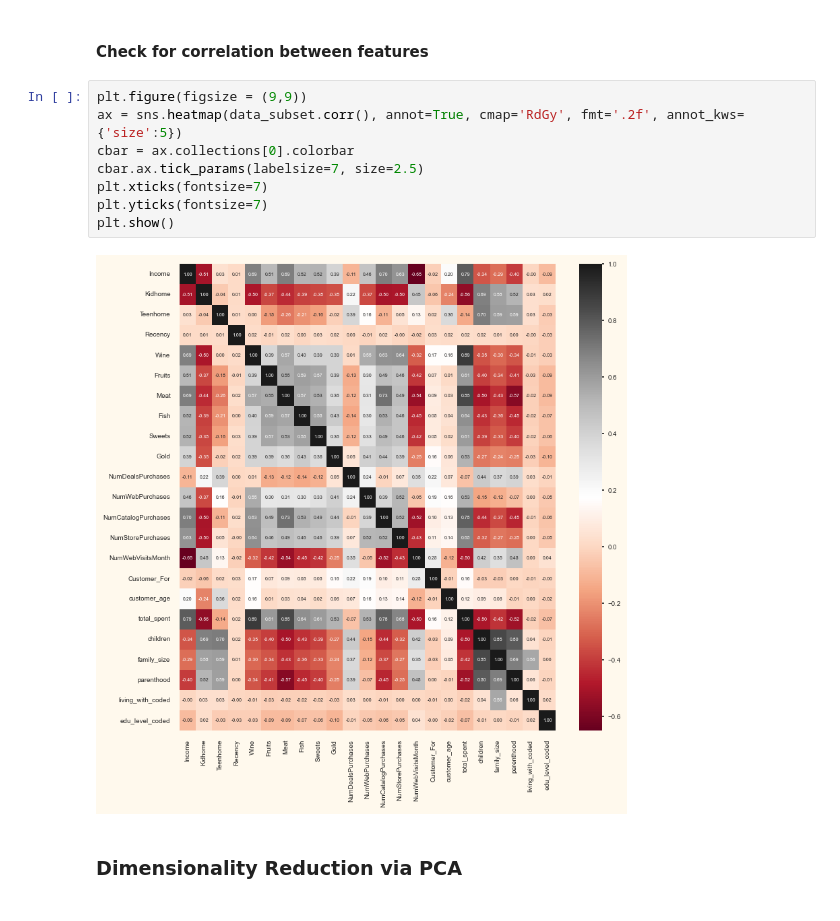
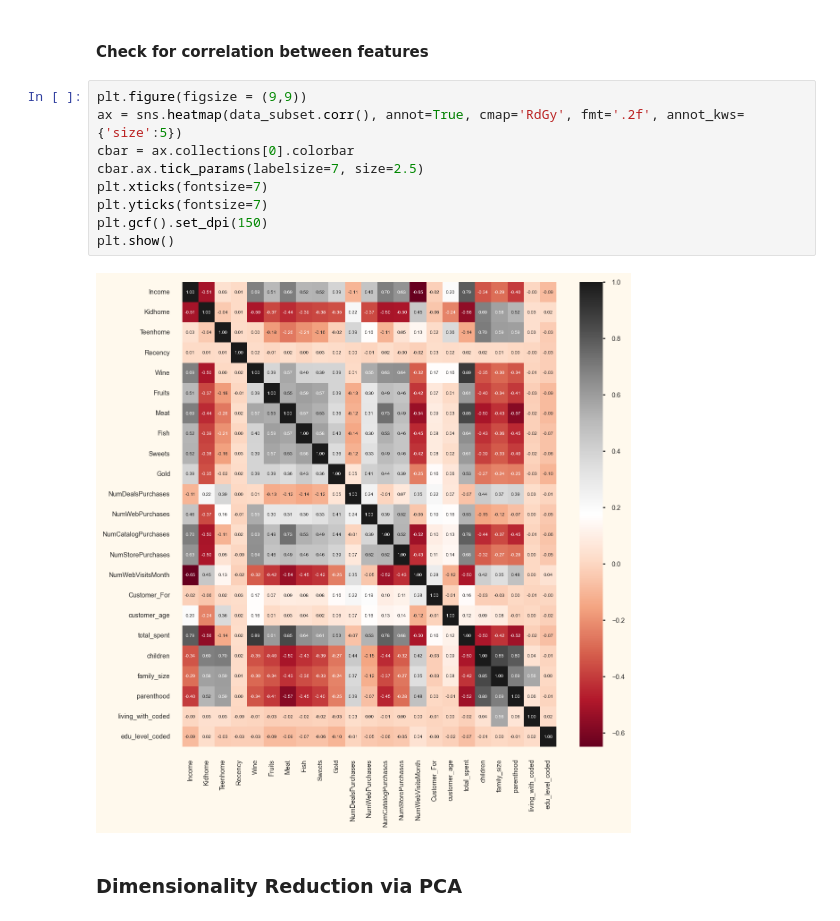
Before and after one commit to Cshefali/Data-Analysis-And-Viz-Python, a Jupyter notebook: customer_segmentation_project1/p1_customer_segmentation.ipynb, the cells around one changed output. Cells and saved outputs as stored; diff of their text form.

```diff
--- a/customer_segmentation_project1/p1_customer_segmentation.ipynb
+++ b/customer_segmentation_project1/p1_customer_segmentation.ipynb
@@ -534,13 +594,14 @@ Dataframe to be used for future modelling
 # %%
 plt.figure(figsize = (9,9))
 ax = sns.heatmap(data_subset.corr(), annot=True, cmap='RdGy', fmt='.2f', annot_kws={'size':5})
 cbar = ax.collections[0].colorbar
 cbar.ax.tick_params(labelsize=7, size=2.5)
 plt.xticks(fontsize=7)
 plt.yticks(fontsize=7)
+plt.gcf().set_dpi(150)
 plt.show()
 # %% [output]
-[figure, old version]
+[figure, new version]
 # %% [markdown]
 <h3>Dimensionality Reduction via PCA</h3>
 # %% [markdown]
```
Also changed, not shown: parts of 28 cells of this notebook.
